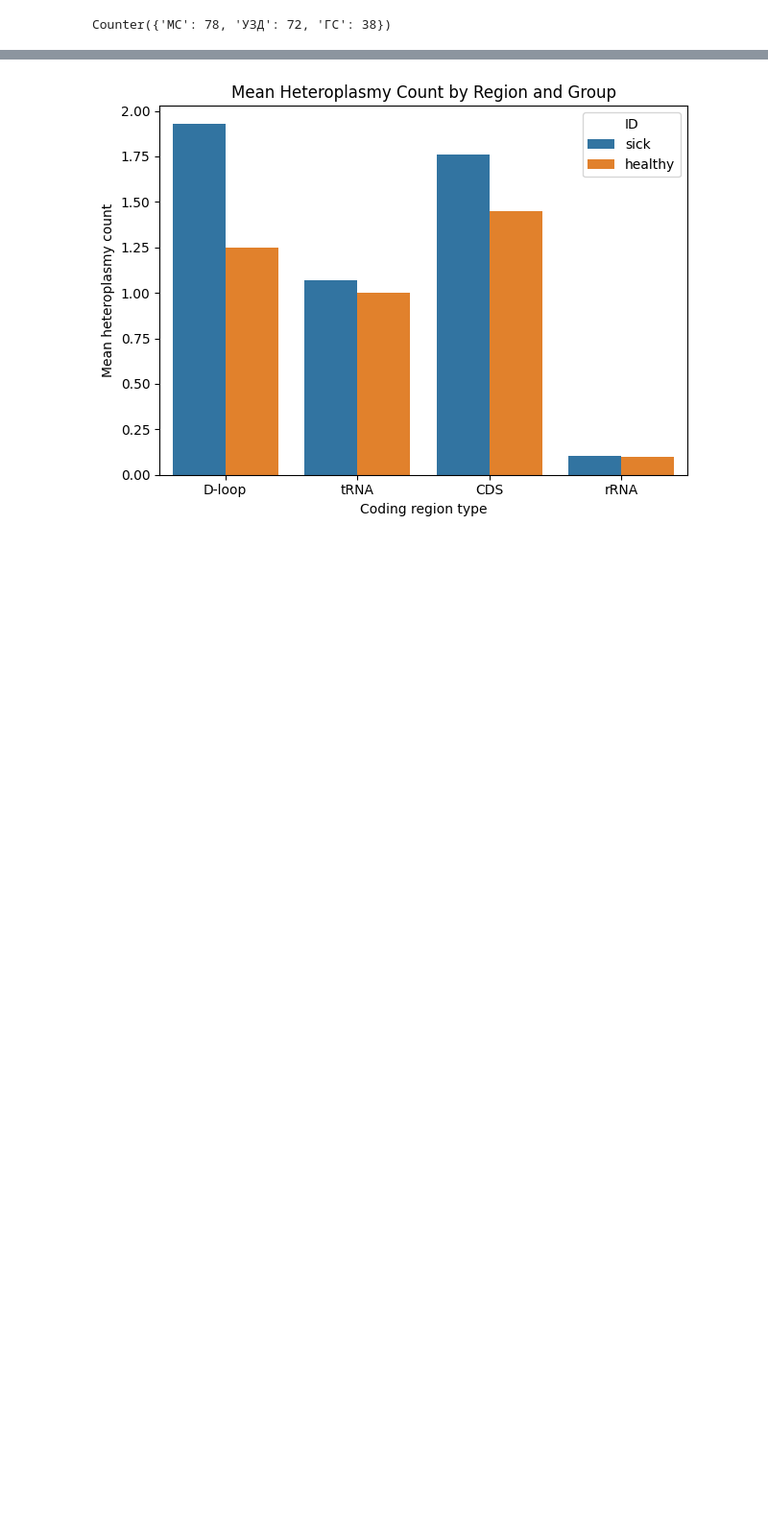
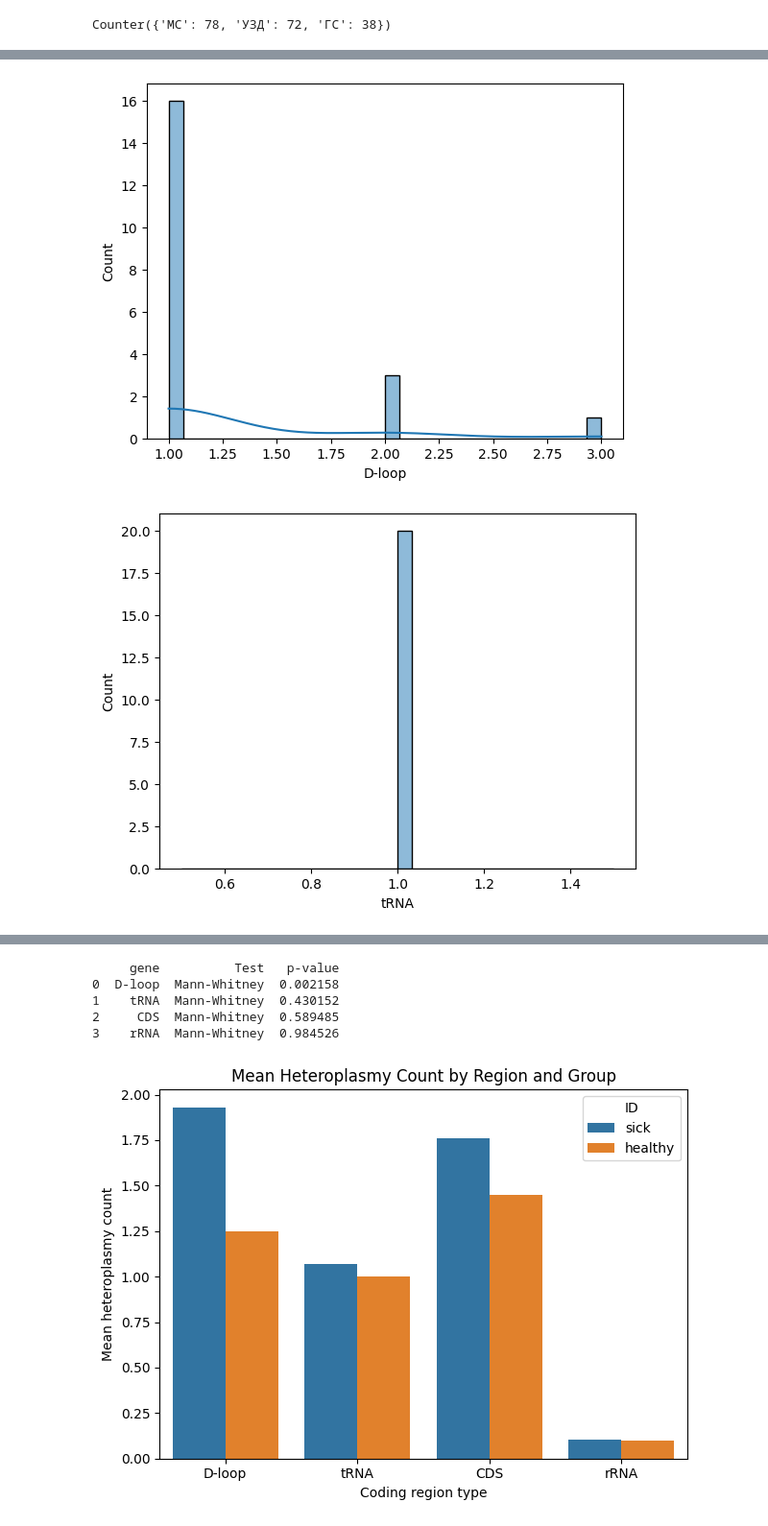
Before and after one commit to blackturtle71/obesityxmutations, a Jupyter notebook: scripts/div_calc.ipynb, the cells around one changed output, grey strips where cells are left out. Shown: that part at 96% size. Cells and saved outputs as stored; diff of their text form; code cells hidden in the pictures; blank space fills up the shorter version.

```diff
--- a/scripts/div_calc.ipynb
+++ b/scripts/div_calc.ipynb
@@ -136,0 +148,7 @@ Counter({'МС': 78, 'УЗД': 72, 'ГС': 38})
+# %%
+for data in healthy_het_count.drop(columns=['ID']).columns:
+    sns.histplot(data=healthy_het_count, x=data, kde=True, bins=30)
+    plt.show()
+# %% [output]
+[figure, added]
+[figure, added]
@@ -137,3 +157,34 @@ Counter({'МС': 78, 'УЗД': 72, 'ГС': 38})
+# %%
+regions = ['D-loop', 'tRNA', 'CDS', 'rRNA']
+
+results = []
+for region in regions:
+    group_false = healthy_het_count[region]
+    group_true = sick_het_count[region]
+
+    # Normality check
+    p_norm_false = shapiro(group_false).pvalue
+    p_norm_true = shapiro(group_true).pvalue
+
+    # Choose test
+    if p_norm_false > 0.05 and p_norm_true > 0.05:
+        stat, pval = ttest_ind(group_false, group_true, equal_var=False)
+        test_type = 't-test'
+    else:
+        stat, pval = mannwhitneyu(group_false, group_true, alternative='two-sided')
+        test_type = 'Mann-Whitney'
+
+    results.append((region, test_type, pval))
+
+df_stats = pd.DataFrame(results, columns=['gene', 'Test', 'p-value'])
+
+print(df_stats)
+# %% [output]
+     gene          Test   p-value
+0  D-loop  Mann-Whitney  0.002158
+1    tRNA  Mann-Whitney  0.430152
+2     CDS  Mann-Whitney  0.589485
+3    rRNA  Mann-Whitney  0.984526
 # %%
 # get mean helthy and mean sick samples. is that correct?
 sick_het_count['ID'] = 'sick'
```
Also changed, not shown: parts of 4 cells of this notebook.
